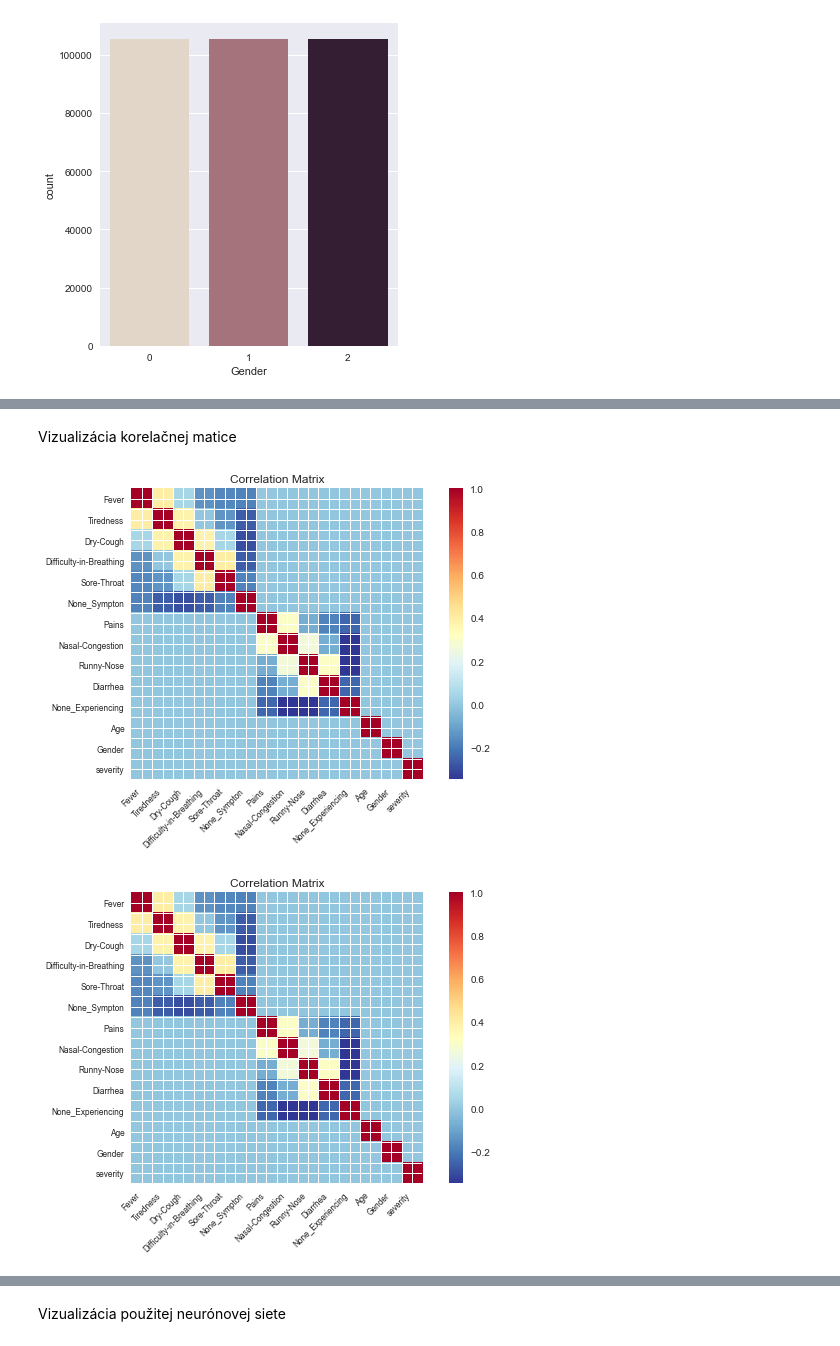
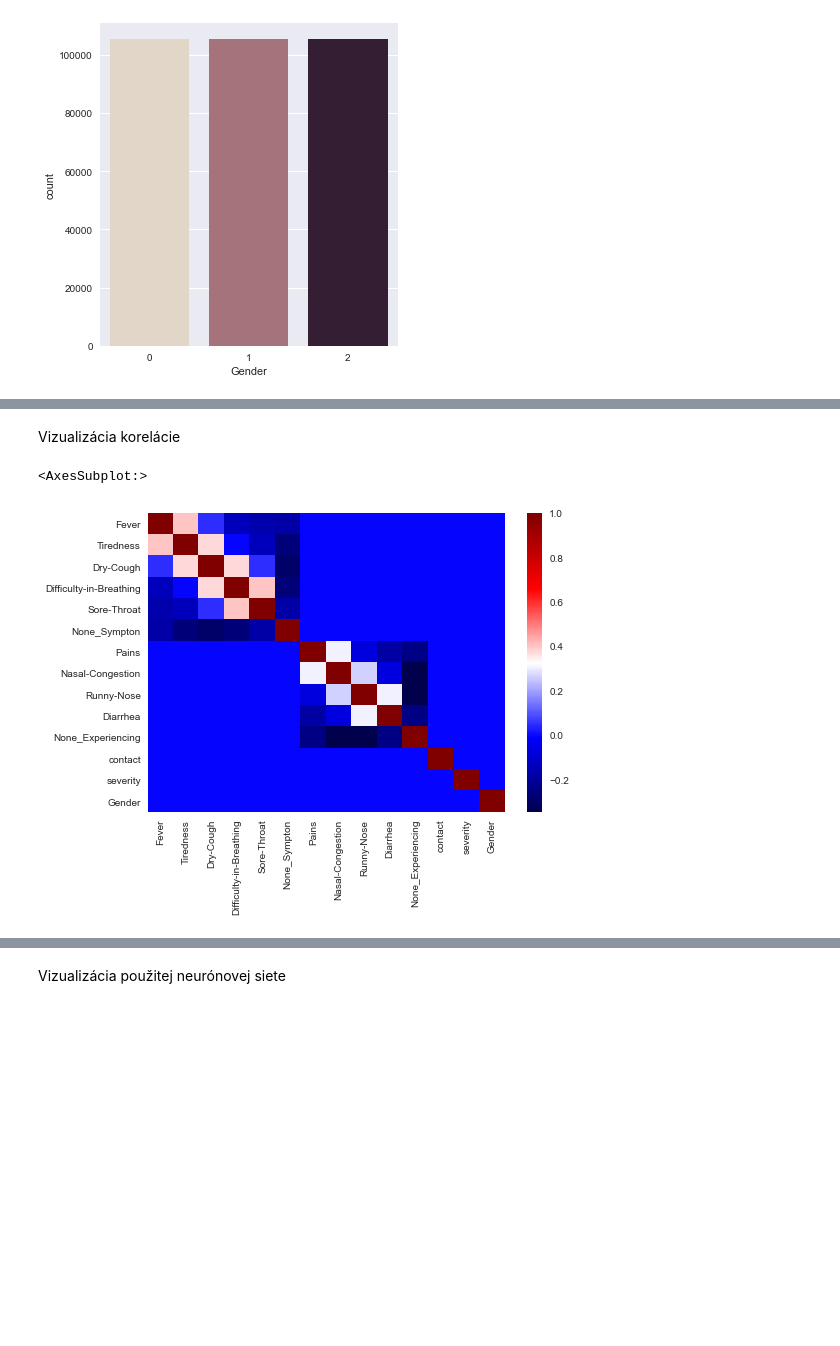
Before and after one commit to georgeob/Vlcak_NS2021, a Jupyter notebook: projekt.ipynb, the cells around one changed output, grey strips where cells are left out. Saved outputs shown, nothing was run; the diff lists cells and outputs as text; code cells hidden in the pictures; blank space fills up the shorter version.

```diff
--- a/projekt.ipynb
+++ b/projekt.ipynb
@@ -217,10 +158,23 @@ plot_corr(corrMatrix, xnames=xnames, ynames=ynames,\
-# %% [markdown]
-Vizualizácia korelačnej matice
-# %%
-xnames=list(train_data2.columns)
-ynames=list(train_data2.columns)
-plot_corr(corrMatrix, xnames=xnames, ynames=ynames,\
-          title=None, normcolor=False, cmap='RdYlBu_r')
-# %% [output]
-[figure, removed]
-[figure, removed]
+# %%
+corr_data = df[['Fever',
+ 'Tiredness',
+ 'Dry-Cough',
+ 'Difficulty-in-Breathing',
+ 'Sore-Throat',
+ 'None_Sympton',
+ 'Pains',
+ 'Nasal-Congestion',
+ 'Runny-Nose',
+ 'Diarrhea',
+ 'None_Experiencing',
+ 'contact',
+    'severity',
+    'Gender']]
+# %% [markdown]
+Vizualizácia korelácie
+# %%
+cor = corr_data.corr()
+sns.heatmap(cor, cmap="seismic")
+# %% [output]
+<AxesSubplot:>
+[figure, added]
```
Also changed, not shown: parts of 47 cells of this notebook, 1 other file.
